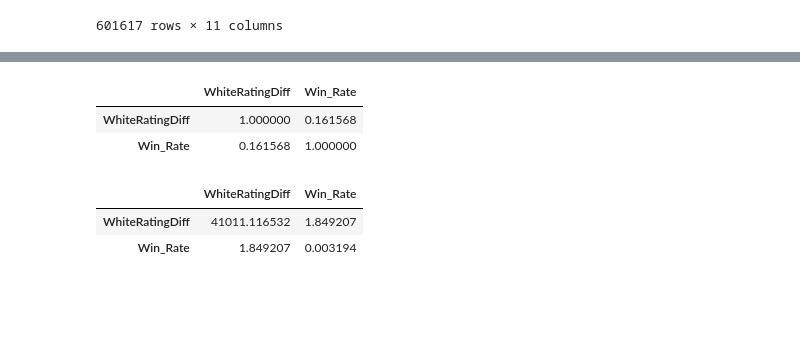
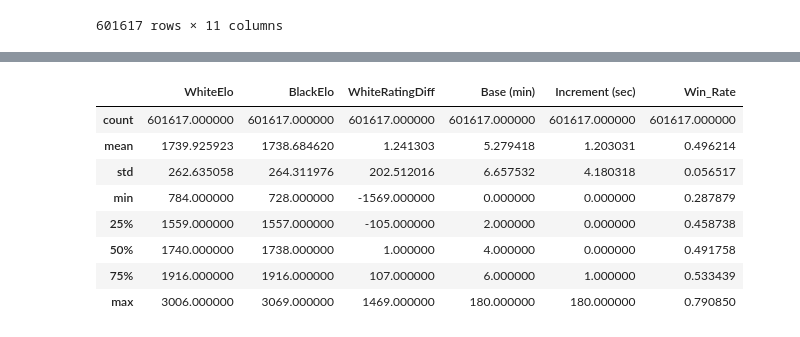
Before and after one commit to jeanie-liu/chess_win_predictor, a Jupyter notebook: summary_descriptive_stats.ipynb, the cells around one changed output, grey strips where cells are left out. Cells and saved outputs as stored; diff of their text form; code cells hidden in the pictures; blank space fills up the shorter version.

Commit message:
Update summary_descriptive_stats.ipynb
made edits to charts so they are presented nicely; ran .describe() on the chess games data frame with win rate instead of without

```diff
--- a/summary_descriptive_stats.ipynb
+++ b/summary_descriptive_stats.ipynb
@@ -196,13 +170,13 @@ pyplot.show()
-# %%
-#correlation between Elo rating differential and win rate
-display(chess_games_rate[['WhiteRatingDiff','Win_Rate']].corr())
-
-#covariance between Elo rating differential and win rate
-display(chess_games_rate[['WhiteRatingDiff', 'Win_Rate']].cov())
-# %% [output]
-|  | WhiteRatingDiff | Win_Rate |
-| WhiteRatingDiff | 1.000000 | 0.161568 |
-| Win_Rate | 0.161568 | 1.000000 |
-|  | WhiteRatingDiff | Win_Rate |
-| WhiteRatingDiff | 41011.116532 | 1.849207 |
-| Win_Rate | 1.849207 | 0.003194 |
+# %%
+#statistical summary of the chess games
+display(chess_games_rate.describe())
+# %% [output]
+|  | WhiteElo | BlackElo | WhiteRatingDiff | Base (min) | Increment (sec) | Win_Rate |
+| count | 601617.000000 | 601617.000000 | 601617.000000 | 601617.000000 | 601617.000000 | 601617.000000 |
+| mean | 1739.925923 | 1738.684620 | 1.241303 | 5.279418 | 1.203031 | 0.496214 |
+| std | 262.635058 | 264.311976 | 202.512016 | 6.657532 | 4.180318 | 0.056517 |
+| min | 784.000000 | 728.000000 | -1569.000000 | 0.000000 | 0.000000 | 0.287879 |
+| 25% | 1559.000000 | 1557.000000 | -105.000000 | 2.000000 | 0.000000 | 0.458738 |
+| 50% | 1740.000000 | 1738.000000 | 1.000000 | 4.000000 | 0.000000 | 0.491758 |
+| 75% | 1916.000000 | 1916.000000 | 107.000000 | 6.000000 | 1.000000 | 0.533439 |
+| max | 3006.000000 | 3069.000000 | 1469.000000 | 180.000000 | 180.000000 | 0.790850 |
```
Also changed, not shown: parts of 7 cells of this notebook.
